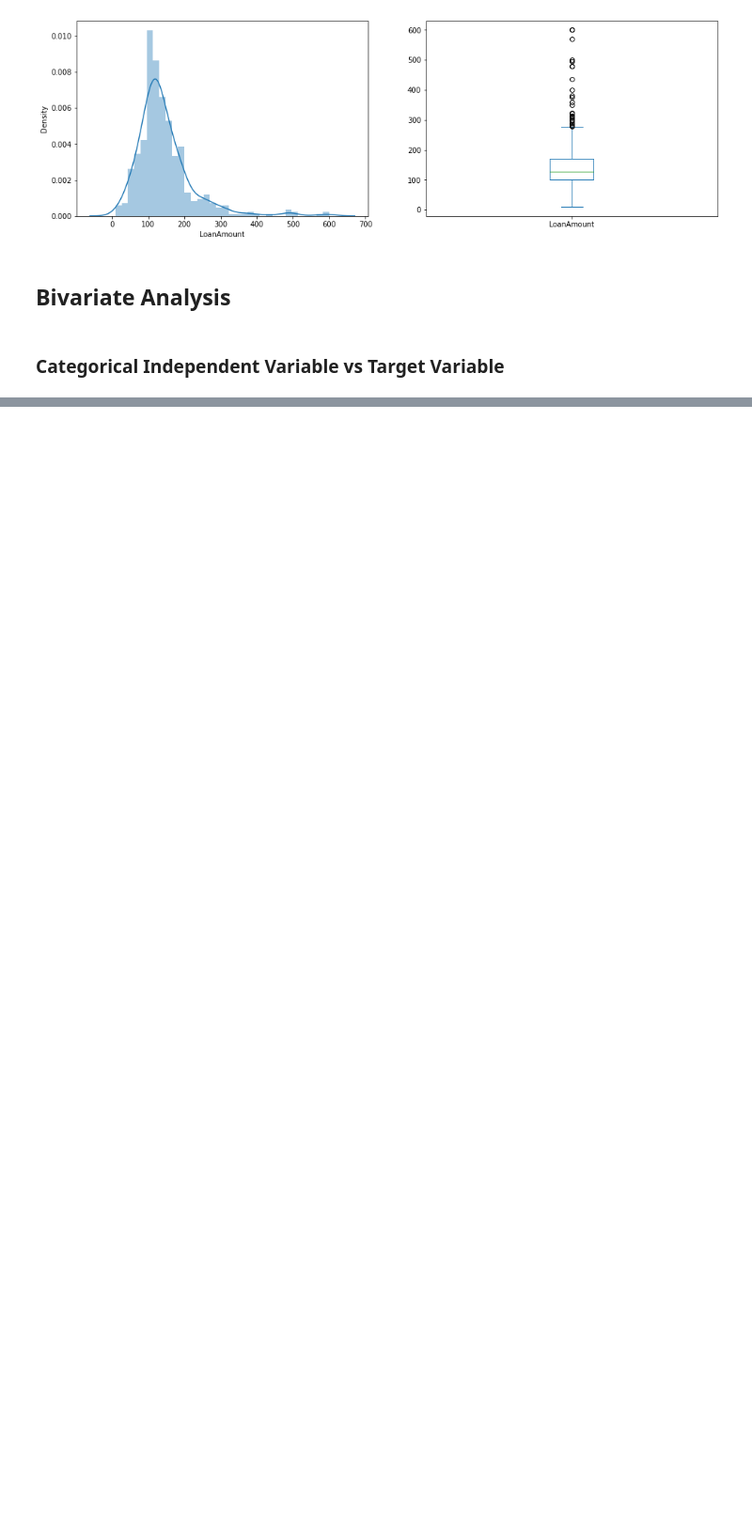
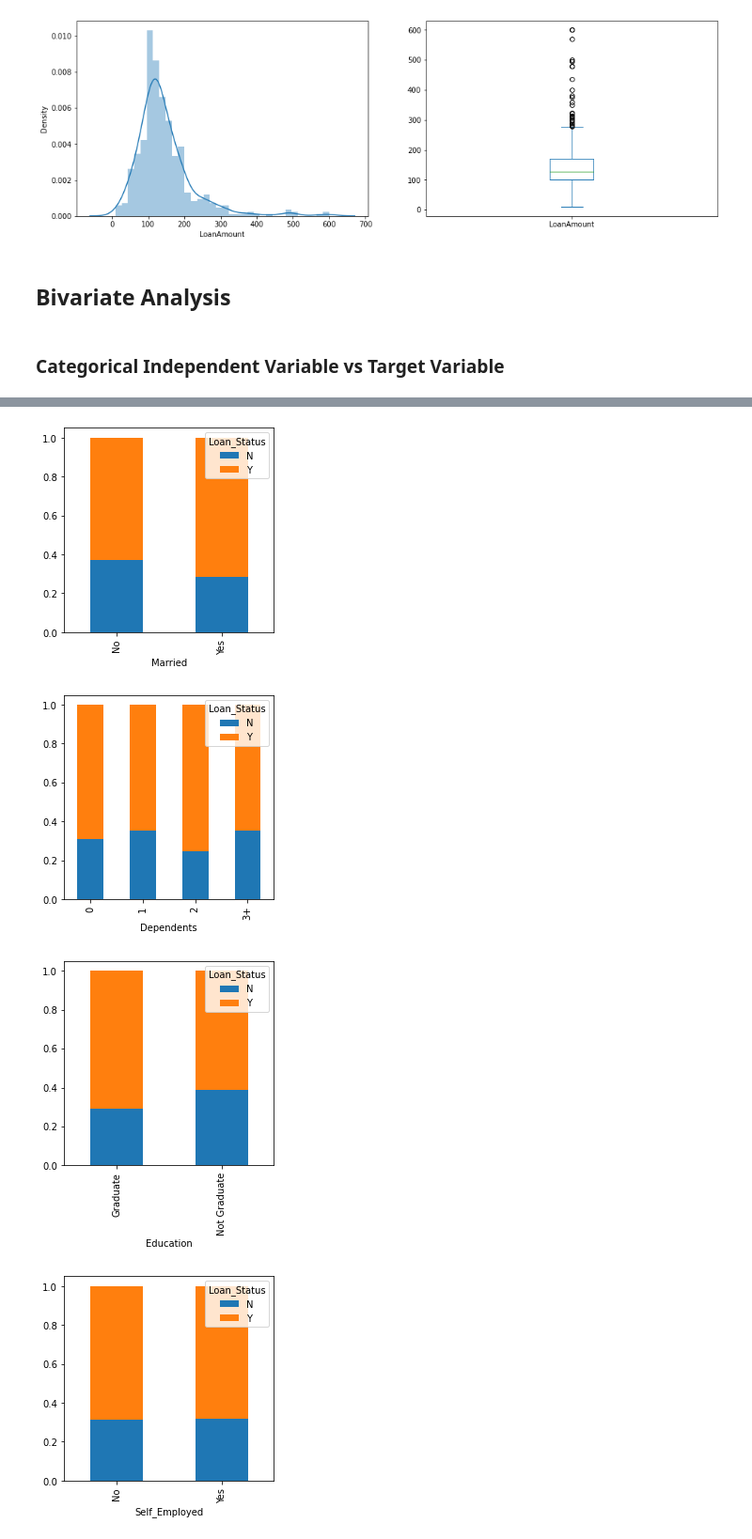
Before and after one commit to sreemannarayanac/Projects, a Jupyter notebook: Loan Prediction Practice Problem/EDA.ipynb, the cells around one changed output, grey strips where cells are left out. Shown at 94% size. Cells and saved outputs as stored; diff of their text form; code cells hidden in the pictures; blank space fills up the shorter version.

```diff
--- a/Loan Prediction Practice Problem/Main Notebook.ipynb
+++ b/Loan Prediction Practice Problem/EDA.ipynb
@@ -168,0 +174,20 @@ plt.show()
+# %%
+# Other Categorical Variables
+married = pd.crosstab(train_df["Married"], train_df["Loan_Status"])
+dependents = pd.crosstab(train_df["Dependents"], train_df["Loan_Status"])
+education = pd.crosstab(train_df["Education"], train_df["Loan_Status"])
+employment = pd.crosstab(train_df["Self_Employed"], train_df["Loan_Status"])
+
+married.div(married.sum(1).astype(float), axis=0).plot(kind="bar", stacked=True, figsize=(4, 4));
+plt.show()
+dependents.div(dependents.sum(1).astype(float), axis=0).plot(kind="bar", stacked=True, figsize=(4, 4));
+plt.show()
+education.div(education.sum(1).astype(float), axis=0).plot(kind="bar", stacked=True, figsize=(4, 4));
+plt.show()
+employment.div(employment.sum(1).astype(float), axis=0).plot(kind="bar", stacked=True, figsize=(4, 4));
+plt.show()
+# %% [output]
+[figure, added]
+[figure, added]
+[figure, added]
+[figure, added]
```
Also changed, not shown: parts of 15 cells of this notebook, 1 other file.
